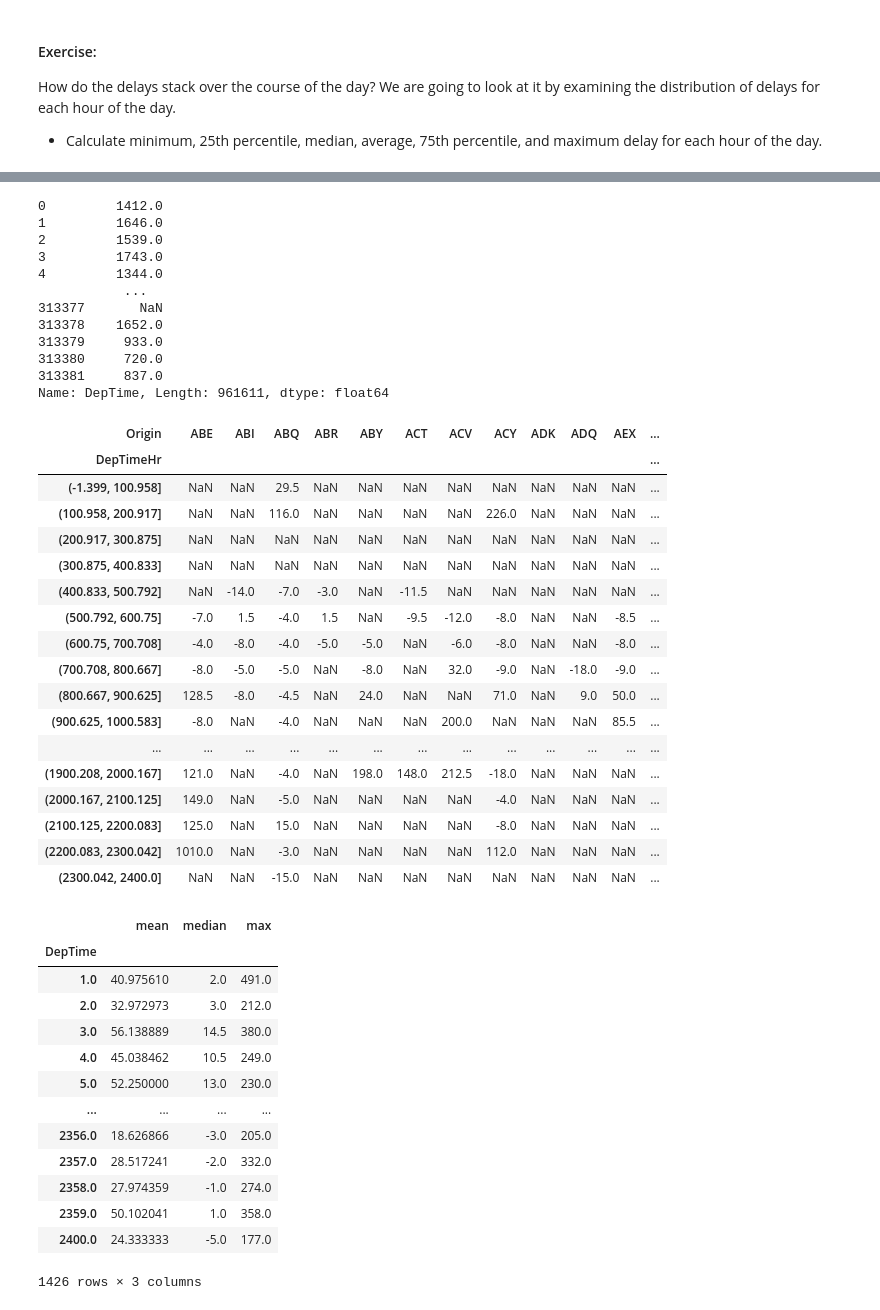
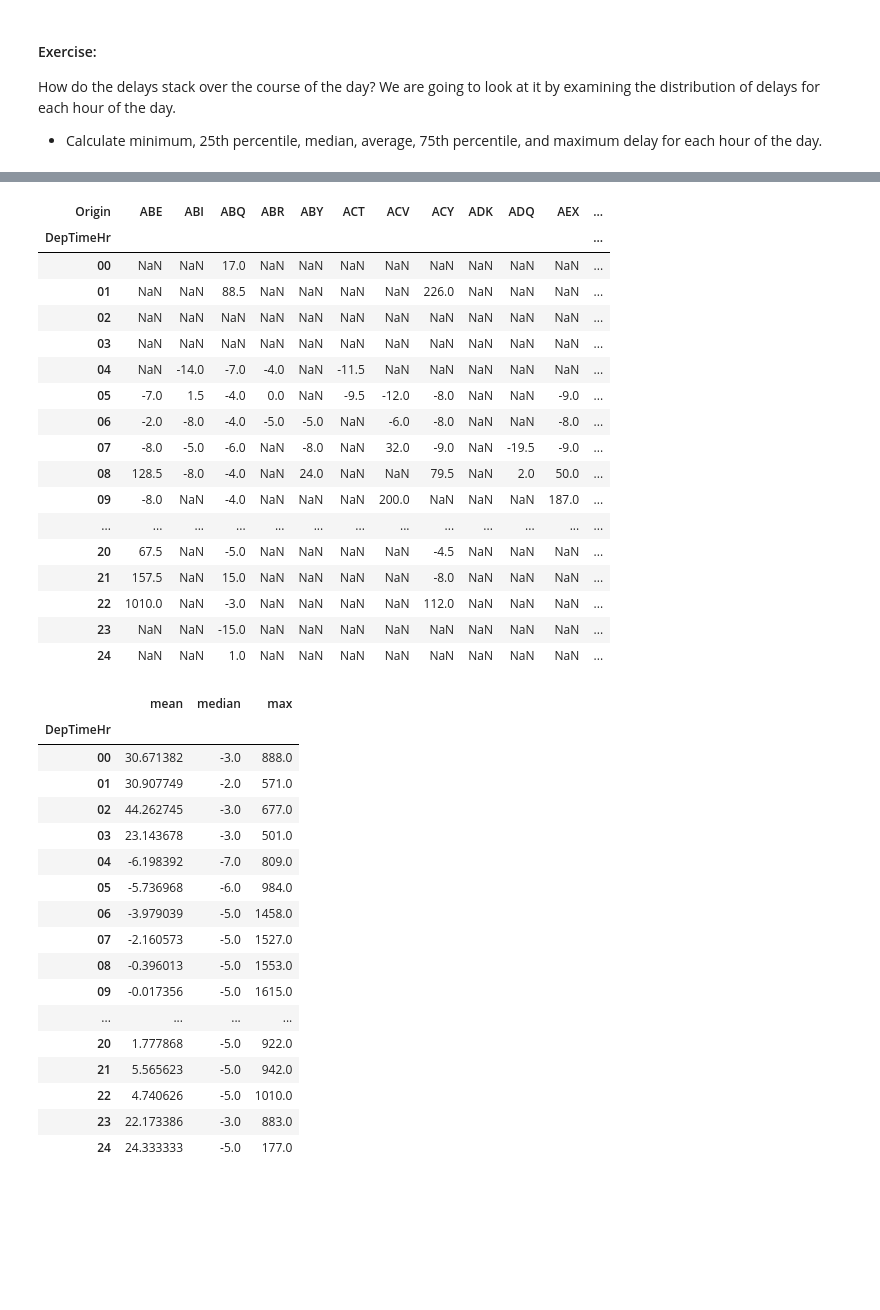
Before and after one commit to jorgegmartin/Master_Data_Science, a Jupyter notebook: 05_Data_Science_con_Python/02_advanced_pandas_INCLASS.ipynb, the cells around one changed output, grey strips where cells are left out. Cells and saved outputs as stored; diff of their text form; code cells hidden in the pictures; blank space fills up the shorter version.

```diff
--- a/05_Data_Science_con_Python/02_advanced_pandas_INCLASS.ipynb
+++ b/05_Data_Science_con_Python/02_advanced_pandas_INCLASS.ipynb
@@ -628,7 +628,9 @@ How do the delays stack over the course of the day? We are going to look at it b
 
 * Calculate minimum, 25th percentile, median, average, 75th percentile, and maximum delay for each hour of the day.
 # %%
-flights['DepTimeHr'] = flights['DepTime']
+flights['DepTime'] = flights['DepTime'].apply(str)
+# %%
+flights['DepTimeHr'] = flights['DepTime'].apply(lambda x: x.rjust(6, '0')[0:2])
 # %%
 flights['DepTimeHr']
 # %% [output]
@@ -647,54 +649,42 @@ Name: DepTimeHr, Length: 961611, dtype: float64
-# %%
-flights['DepTime']
-# %% [output]
-0         1412.0
-1         1646.0
-2         1539.0
-3         1743.0
-4         1344.0
-           ...
-313377       NaN
-313378    1652.0
-313379     933.0
-313380     720.0
-313381     837.0
-Name: DepTime, Length: 961611, dtype: float64
 # %%
-
 flights.pivot_table(index='DepTimeHr', columns='Origin', values='DepDelay', aggfunc='median')
 # %% [output]
 | Origin | ABE | ABI | ABQ | ABR | ABY | ACT | ACV | ACY | ADK | ADQ | AEX | ... |
 | DepTimeHr |  |  |  |  |  |  |  |  |  |  |  | ... |
-| (-1.399, 100.958] | NaN | NaN | 29.5 | NaN | NaN | NaN | NaN | NaN | NaN | NaN | NaN | ... |
-| (100.958, 200.917] | NaN | NaN | 116.0 | NaN | NaN | NaN | NaN | 226.0 | NaN | NaN | NaN | ... |
-| (200.917, 300.875] | NaN | NaN | NaN | NaN | NaN | NaN | NaN | NaN | NaN | NaN | NaN | ... |
-| (300.875, 400.833] | NaN | NaN | NaN | NaN | NaN | NaN | NaN | NaN | NaN | NaN | NaN | ... |
-| (400.833, 500.792] | NaN | -14.0 | -7.0 | -3.0 | NaN | -11.5 | NaN | NaN | NaN | NaN | NaN | ... |
-| (500.792, 600.75] | -7.0 | 1.5 | -4.0 | 1.5 | NaN | -9.5 | -12.0 | -8.0 | NaN | NaN | -8.5 | ... |
-| (600.75, 700.708] | -4.0 | -8.0 | -4.0 | -5.0 | -5.0 | NaN | -6.0 | -8.0 | NaN | NaN | -8.0 | ... |
-| (700.708, 800.667] | -8.0 | -5.0 | -5.0 | NaN | -8.0 | NaN | 32.0 | -9.0 | NaN | -18.0 | -9.0 | ... |
-| (800.667, 900.625] | 128.5 | -8.0 | -4.5 | NaN | 24.0 | NaN | NaN | 71.0 | NaN | 9.0 | 50.0 | ... |
-| (900.625, 1000.583] | -8.0 | NaN | -4.0 | NaN | NaN | NaN | 200.0 | NaN | NaN | NaN | 85.5 | ... |
+| 00 | NaN | NaN | 17.0 | NaN | NaN | NaN | NaN | NaN | NaN | NaN | NaN | ... |
+| 01 | NaN | NaN | 88.5 | NaN | NaN | NaN | NaN | 226.0 | NaN | NaN | NaN | ... |
+| 02 | NaN | NaN | NaN | NaN | NaN | NaN | NaN | NaN | NaN | NaN | NaN | ... |
+| 03 | NaN | NaN | NaN | NaN | NaN | NaN | NaN | NaN | NaN | NaN | NaN | ... |
+| 04 | NaN | -14.0 | -7.0 | -4.0 | NaN | -11.5 | NaN | NaN | NaN | NaN | NaN | ... |
+| 05 | -7.0 | 1.5 | -4.0 | 0.0 | NaN | -9.5 | -12.0 | -8.0 | NaN | NaN | -9.0 | ... |
+| 06 | -2.0 | -8.0 | -4.0 | -5.0 | -5.0 | NaN | -6.0 | -8.0 | NaN | NaN | -8.0 | ... |
+| 07 | -8.0 | -5.0 | -6.0 | NaN | -8.0 | NaN | 32.0 | -9.0 | NaN | -19.5 | -9.0 | ... |
+| 08 | 128.5 | -8.0 | -4.0 | NaN | 24.0 | NaN | NaN | 79.5 | NaN | 2.0 | 50.0 | ... |
+| 09 | -8.0 | NaN | -4.0 | NaN | NaN | NaN | 200.0 | NaN | NaN | NaN | 187.0 | ... |
 | ... | ... | ... | ... | ... | ... | ... | ... | ... | ... | ... | ... | ... |
-| (1900.208, 2000.167] | 121.0 | NaN | -4.0 | NaN | 198.0 | 148.0 | 212.5 | -18.0 | NaN | NaN | NaN | ... |
-| (2000.167, 2100.125] | 149.0 | NaN | -5.0 | NaN | NaN | NaN | NaN | -4.0 | NaN | NaN | NaN | ... |
-| (2100.125, 2200.083] | 125.0 | NaN | 15.0 | NaN | NaN | NaN | NaN | -8.0 | NaN | NaN | NaN | ... |
-| (2200.083, 2300.042] | 1010.0 | NaN | -3.0 | NaN | NaN | NaN | NaN | 112.0 | NaN | NaN | NaN | ... |
-| (2300.042, 2400.0] | NaN | NaN | -15.0 | NaN | NaN | NaN | NaN | NaN | NaN | NaN | NaN | ... |
+| 20 | 67.5 | NaN | -5.0 | NaN | NaN | NaN | NaN | -4.5 | NaN | NaN | NaN | ... |
+| 21 | 157.5 | NaN | 15.0 | NaN | NaN | NaN | NaN | -8.0 | NaN | NaN | NaN | ... |
+| 22 | 1010.0 | NaN | -3.0 | NaN | NaN | NaN | NaN | 112.0 | NaN | NaN | NaN | ... |
+| 23 | NaN | NaN | -15.0 | NaN | NaN | NaN | NaN | NaN | NaN | NaN | NaN | ... |
+| 24 | NaN | NaN | 1.0 | NaN | NaN | NaN | NaN | NaN | NaN | NaN | NaN | ... |
 # %%
-flights.groupby('DepTime')['DepDelay'].agg(['mean', 'median', 'max'])
+flights.groupby('DepTimeHr')['DepDelay'].agg(['mean', 'median', 'max'])
 # %% [output]
 |  | mean | median | max |
-| DepTime |  |  |  |
-| 1.0 | 40.975610 | 2.0 | 491.0 |
-| 2.0 | 32.972973 | 3.0 | 212.0 |
-| 3.0 | 56.138889 | 14.5 | 380.0 |
-| 4.0 | 45.038462 | 10.5 | 249.0 |
-| 5.0 | 52.250000 | 13.0 | 230.0 |
+| DepTimeHr |  |  |  |
+| 00 | 30.671382 | -3.0 | 888.0 |
+| 01 | 30.907749 | -2.0 | 571.0 |
+| 02 | 44.262745 | -3.0 | 677.0 |
+| 03 | 23.143678 | -3.0 | 501.0 |
+| 04 | -6.198392 | -7.0 | 809.0 |
+| 05 | -5.736968 | -6.0 | 984.0 |
+| 06 | -3.979039 | -5.0 | 1458.0 |
+| 07 | -2.160573 | -5.0 | 1527.0 |
+| 08 | -0.396013 | -5.0 | 1553.0 |
+| 09 | -0.017356 | -5.0 | 1615.0 |
 | ... | ... | ... | ... |
-| 2356.0 | 18.626866 | -3.0 | 205.0 |
-| 2357.0 | 28.517241 | -2.0 | 332.0 |
-| 2358.0 | 27.974359 | -1.0 | 274.0 |
-| 2359.0 | 50.102041 | 1.0 | 358.0 |
-| 2400.0 | 24.333333 | -5.0 | 177.0 |
+| 20 | 1.777868 | -5.0 | 922.0 |
+| 21 | 5.565623 | -5.0 | 942.0 |
+| 22 | 4.740626 | -5.0 | 1010.0 |
+| 23 | 22.173386 | -3.0 | 883.0 |
+| 24 | 24.333333 | -5.0 | 177.0 |
-1426 rows × 3 columns
```
Also changed, not shown: parts of 12 cells of this notebook.
